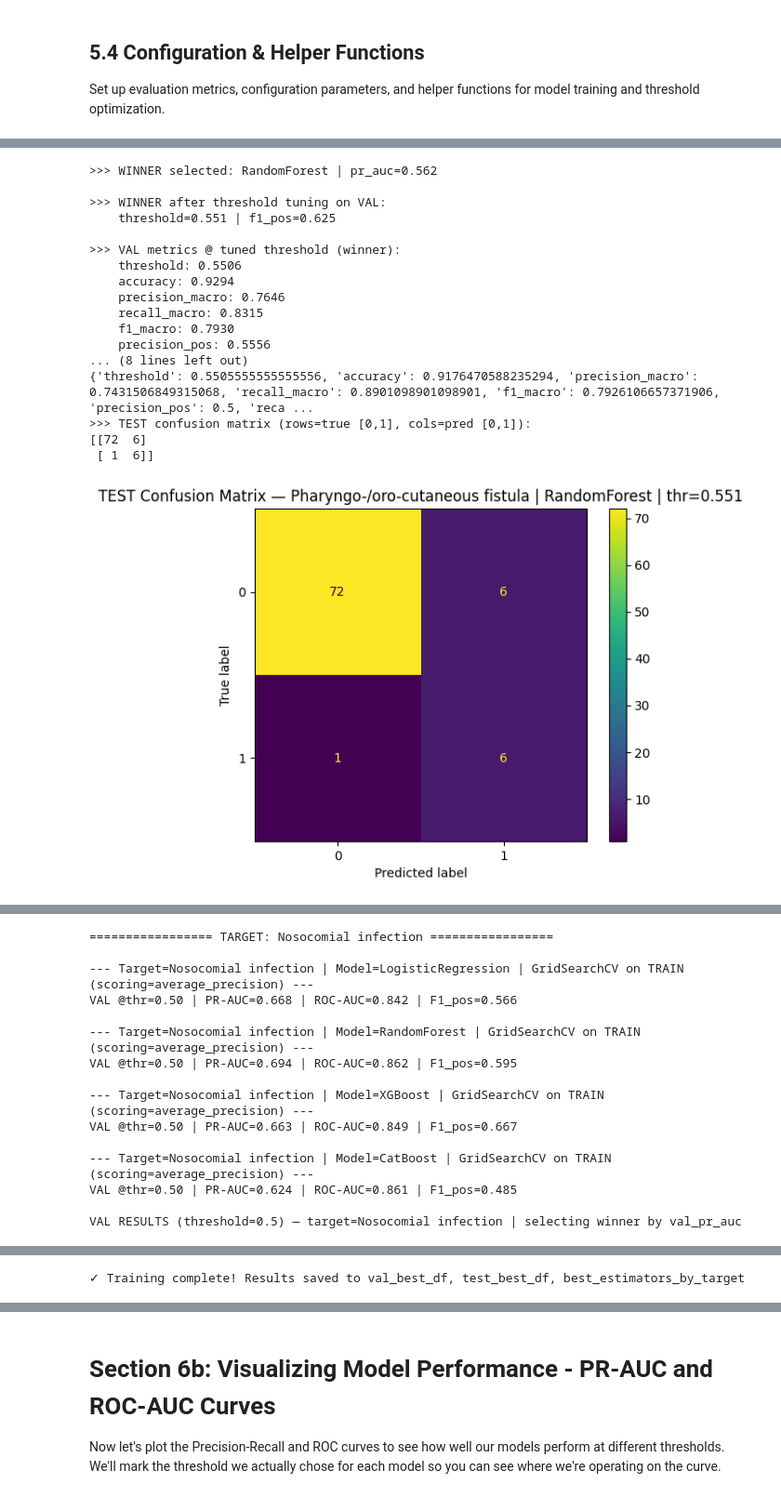
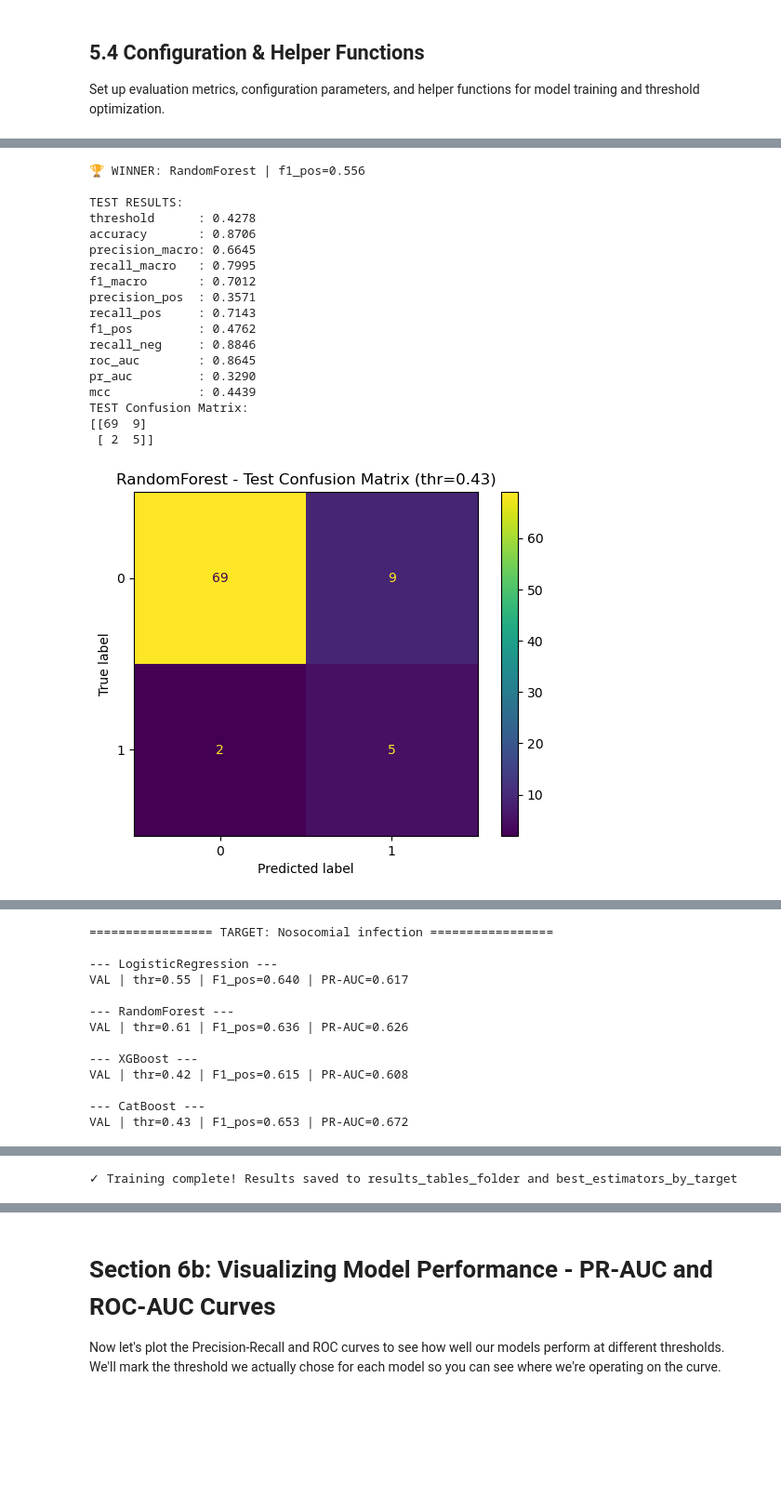
Before and after one commit to adsp-polito/2026-P6-ENT-icipate, a Jupyter notebook: adsp_notebook.ipynb, the cells around one changed output, grey strips where cells are left out. Shown at 93% size. Cells and saved outputs as stored; diff of their text form; code cells hidden in the pictures; blank space fills up the shorter version.

```diff
--- a/adsp_notebook.ipynb
+++ b/adsp_notebook.ipynb
@@ -824,10 +874,10 @@ def make_models_and_grids(preprocessor, y_tr):
         "RandomForest",
         ImbPipeline([("preprocess", preprocessor), ("clf", RandomForestClassifier(random_state=42))]),
         {
-            "clf__n_estimators": [100, 200],
+            "clf__n_estimators": [100, 150],
             "clf__max_depth": [3, 5, None],
-            "clf__min_samples_split": [2, 5, 10],
-            "clf__min_samples_leaf": [1, 3, 5],
+            "clf__min_samples_split": [5, 10],
+            "clf__min_samples_leaf": [3, 5],
             "clf__max_features": ["sqrt"],
             "clf__class_weight": ["balanced"],
         },
@@ -885,9 +935,10 @@ for target in TARGETS_TO_RUN:
     candidates = make_models_and_grids(preprocessor, y_tr)
 
     # Full run per target: fit, winner selection, threshold tuning, test
-    df_models_val, best_row, final_est, best_thr, test_metrics, te_cm = run_target_verbose(
-        target, candidates
-    )
+    df_models_val, best_row, final_est, best_thr, test_metrics, te_cm = run_target_verbose(target, candidates)
+
+    # Visualizza la tabella riassuntiva per ogni target
+    display(df_models_val)
 
     val_all_models.append(df_models_val)
     val_best_rows.append(best_row)
@@ -909,7 +960,12 @@ val_all_models_df = pd.concat(val_all_models, axis=0, ignore_index=True)
 val_best_df = pd.DataFrame(val_best_rows)
 test_best_df = pd.DataFrame(test_best_rows)
 
-print("\n✓ Training complete! Results saved to val_best_df, test_best_df, best_estimators_by_target")
+# Salva i risultati tabellari nella cartella results_tables_folder
+val_all_models_df.to_csv(os.path.join(results_tables_folder, "val_all_models.csv"), index=False)
+val_best_df.to_csv(os.path.join(results_tables_folder, "val_best_summary.csv"), index=False)
+test_best_df.to_csv(os.path.join(results_tables_folder, "test_best_summary.csv"), index=False)
+
+print("\n✓ Training complete! Results saved to results_tables_folder and best_estimators_by_target")
 # %% [output]
 ================= TARGET: Pharyngo-/oro-cutaneous fistula =================
 
@@ -934,18 +992,19 @@ VAL RESULTS (threshold=0.5) — target=Pharyngo-/oro-cutaneous fistula | selecti
->>> WINNER selected: RandomForest | pr_auc=0.562
+🏆 WINNER: RandomForest | f1_pos=0.556
 
->>> WINNER after threshold tuning on VAL:
-    threshold=0.551 | f1_pos=0.625
-
->>> VAL metrics @ tuned threshold (winner):
-    threshold: 0.5506
-    accuracy: 0.9294
-    precision_macro: 0.7646
-    recall_macro: 0.8315
-    f1_macro: 0.7930
-    precision_pos: 0.5556
-... (8 lines left out)
-{'threshold': 0.5505555555555556, 'accuracy': 0.9176470588235294, 'precision_macro': 0.7431506849315068, 'recall_macro': 0.8901098901098901, 'f1_macro': 0.7926106657371906, 'precision_pos': 0.5, 'reca ...
->>> TEST confusion matrix (rows=true [0,1], cols=pred [0,1]):
-[[72  6]
- [ 1  6]]
+TEST RESULTS:
+threshold      : 0.4278
+accuracy       : 0.8706
+precision_macro: 0.6645
+recall_macro   : 0.7995
+f1_macro       : 0.7012
+precision_pos  : 0.3571
+recall_pos     : 0.7143
+f1_pos         : 0.4762
+recall_neg     : 0.8846
+roc_auc        : 0.8645
+pr_auc         : 0.3290
+mcc            : 0.4439
+TEST Confusion Matrix:
+[[69  9]
+ [ 2  5]]
-[figure, old version]
+[figure, new version]
@@ -952,15 +1020,13 @@ VAL RESULTS (threshold=0.5) — target=Pharyngo-/oro-cutaneous fistula | selecti
 ================= TARGET: Nosocomial infection =================
 
---- Target=Nosocomial infection | Model=LogisticRegression | GridSearchCV on TRAIN (scoring=average_precision) ---
-VAL @thr=0.50 | PR-AUC=0.668 | ROC-AUC=0.842 | F1_pos=0.566
+--- LogisticRegression ---
+VAL | thr=0.55 | F1_pos=0.640 | PR-AUC=0.617
 
---- Target=Nosocomial infection | Model=RandomForest | GridSearchCV on TRAIN (scoring=average_precision) ---
-VAL @thr=0.50 | PR-AUC=0.694 | ROC-AUC=0.862 | F1_pos=0.595
+--- RandomForest ---
+VAL | thr=0.61 | F1_pos=0.636 | PR-AUC=0.626
 
---- Target=Nosocomial infection | Model=XGBoost | GridSearchCV on TRAIN (scoring=average_precision) ---
-VAL @thr=0.50 | PR-AUC=0.663 | ROC-AUC=0.849 | F1_pos=0.667
+--- XGBoost ---
+VAL | thr=0.42 | F1_pos=0.615 | PR-AUC=0.608
 
---- Target=Nosocomial infection | Model=CatBoost | GridSearchCV on TRAIN (scoring=average_precision) ---
-VAL @thr=0.50 | PR-AUC=0.624 | ROC-AUC=0.861 | F1_pos=0.485
-
-VAL RESULTS (threshold=0.5) — target=Nosocomial infection | selecting winner by val_pr_auc
+--- CatBoost ---
+VAL | thr=0.43 | F1_pos=0.653 | PR-AUC=0.672
@@ -990 +1070 @@ VAL RESULTS (threshold=0.5) — target=Nosocomial infection | selecting winner b
-✓ Training complete! Results saved to val_best_df, test_best_df, best_estimators_by_target
+✓ Training complete! Results saved to results_tables_folder and best_estimators_by_target
```
Also changed, not shown: parts of 29 cells of this notebook, 1 other file.
